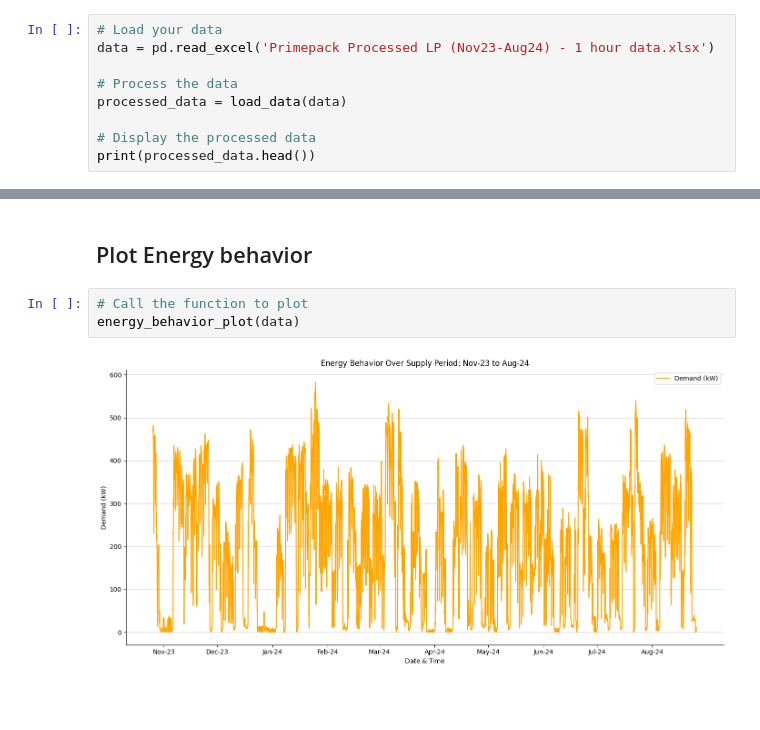
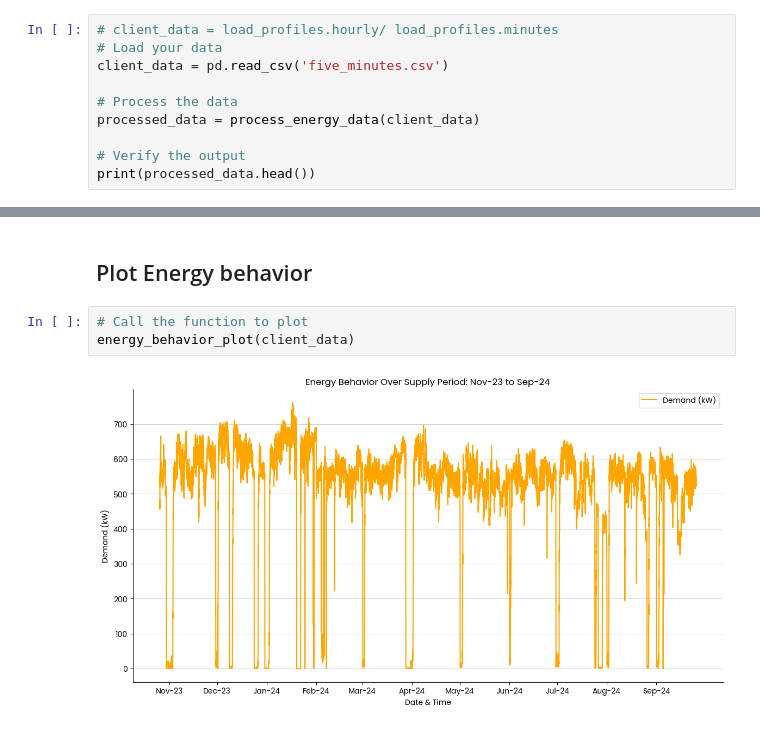
Before and after one commit to regosomark/analysis, a Jupyter notebook: Insights_Powerpoint.ipynb, the cells around one changed output, grey strips where cells are left out. Saved outputs shown, nothing was run; the diff lists cells and outputs as text; blank space fills up the shorter version.

```diff
--- a/Insights_Powerpoint.ipynb
+++ b/Insights_Powerpoint.ipynb
@@ -119,10 +59,11 @@ Data now has 9 columns (9 columns expected).
 # %%
+# client_data = load_profiles.hourly/ load_profiles.minutes
 # Load your data
-data = pd.read_excel('Primepack Processed LP (Nov23-Aug24) - 1 hour data.xlsx')
+client_data = pd.read_csv('five_minutes.csv')
 
 # Process the data
-processed_data = load_data(data)
+processed_data = process_energy_data(client_data)
 
-# Display the processed data
+# Verify the output
 print(processed_data.head())
 # %% [output]
@@ -170,6 +127,6 @@ energy_summary
 ## Plot Energy behavior
 # %%
 # Call the function to plot
-energy_behavior_plot(data)
+energy_behavior_plot(client_data)
 # %% [output]
-[figure, old version]
+[figure, new version]
```
Also changed, not shown: parts of 25 cells of this notebook, 1 other file.
